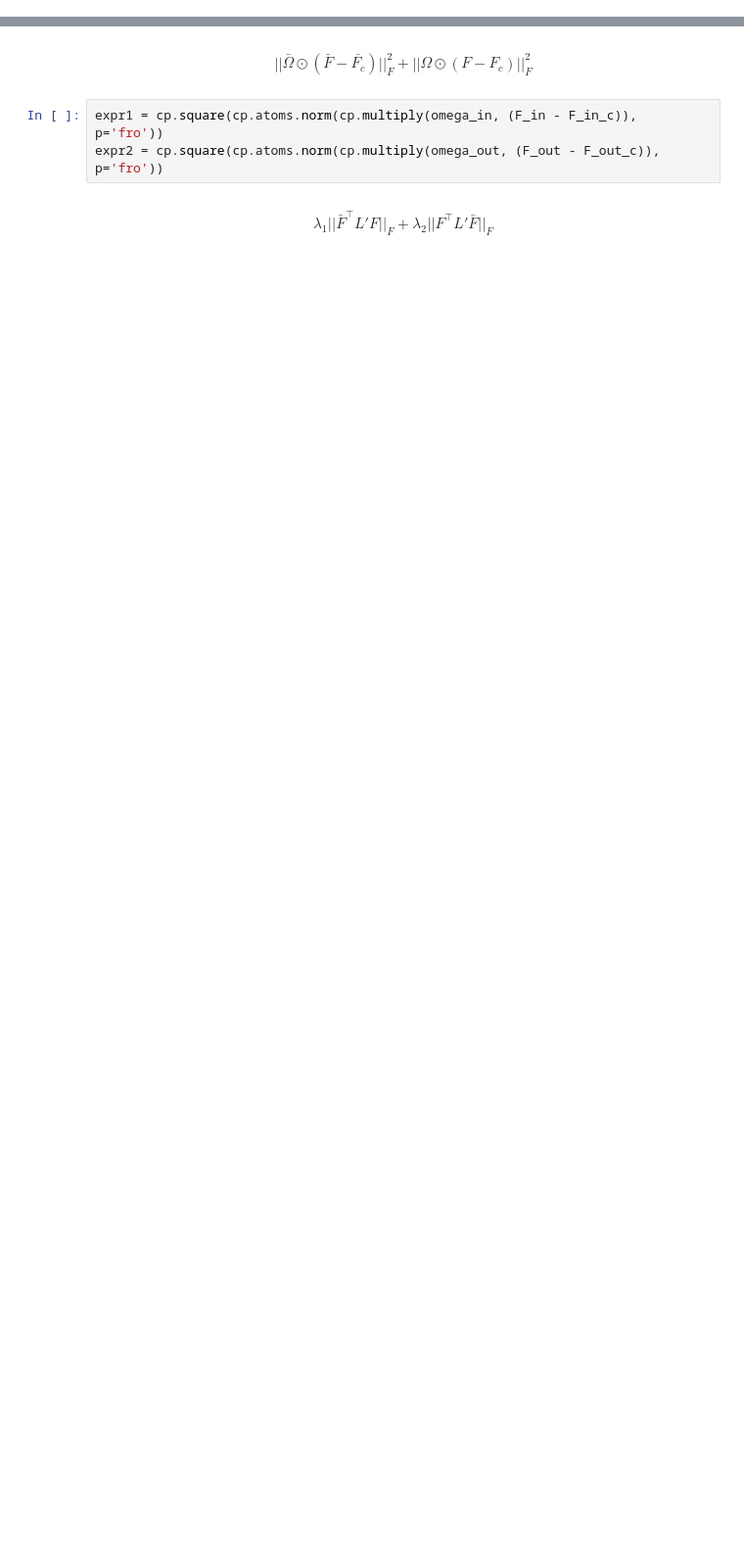
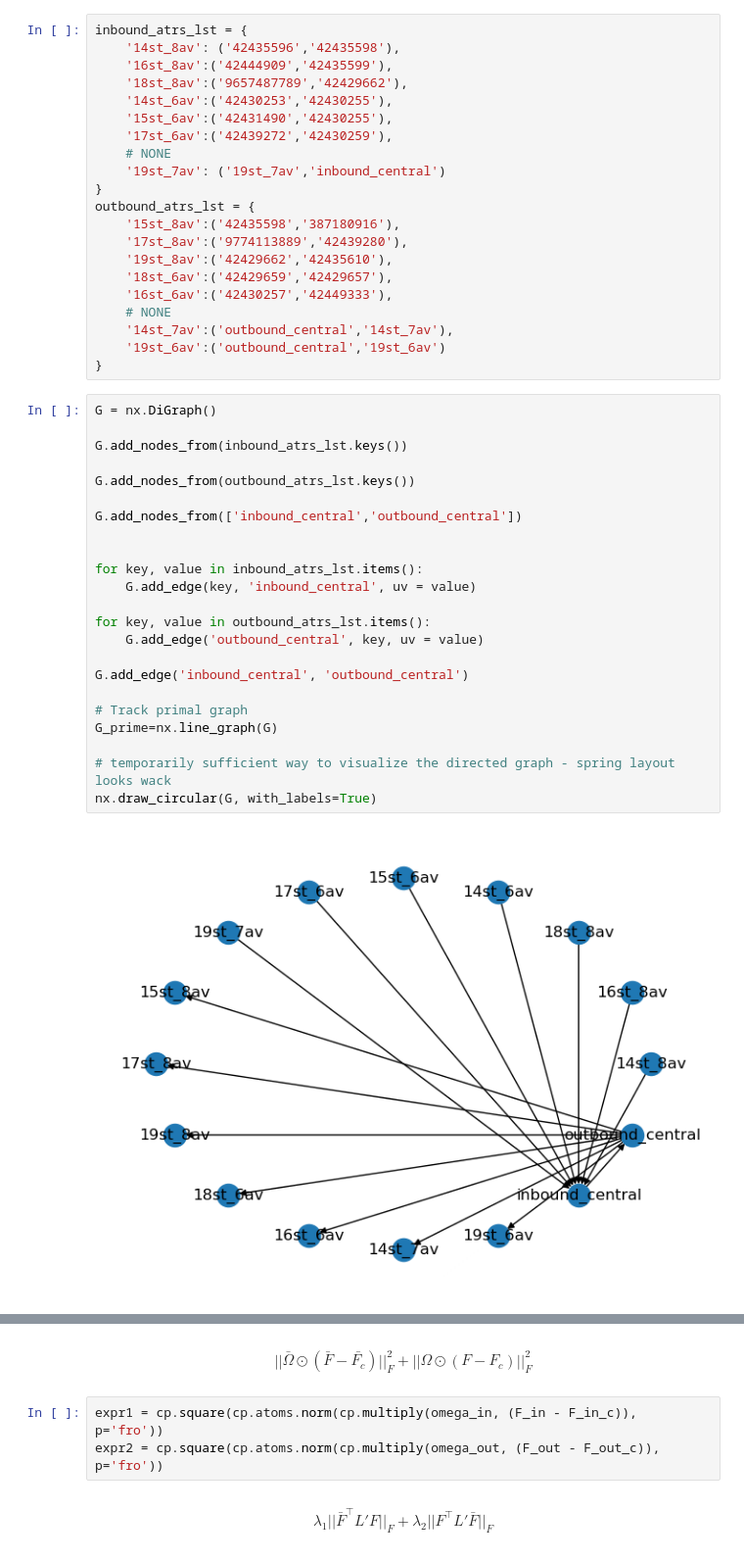
Before and after one commit to ct-spec-res/ev-load-forecast-nyc, a Jupyter notebook: src/automated-traffic-counts/05_ksha_cvxpy_chelsea.ipynb, the cells around one changed output, grey strips where cells are left out. Shown at 98% size. Saved outputs shown, nothing was run; the diff lists cells and outputs as text; blank space fills up the shorter version.

```diff
--- a/src/automated-traffic-counts/05_ksha_cvxpy_chelsea.ipynb
+++ b/src/automated-traffic-counts/05_ksha_cvxpy_chelsea.ipynb
@@ -229,0 +107,46 @@ l1, l2, l3, l4, l5 = 1, 1, 1, 1, 1
+# %%
+inbound_atrs_lst = {
+    '14st_8av': ('42435596','42435598'),
+    '16st_8av':('42444909','42435599'),
+    '18st_8av':('9657487789','42429662'),
+    '14st_6av':('42430253','42430255'),
+    '15st_6av':('42431490','42430255'),
+    '17st_6av':('42439272','42430259'),
+    # NONE
+    '19st_7av': ('19st_7av','inbound_central')
+}
+outbound_atrs_lst = {
+    '15st_8av':('42435598','387180916'),
+    '17st_8av':('9774113889','42439280'),
+    '19st_8av':('42429662','42435610'),
+    '18st_6av':('42429659','42429657'),
+    '16st_6av':('42430257','42449333'),
+    # NONE
+    '14st_7av':('outbound_central','14st_7av'),
+    '19st_6av':('outbound_central','19st_6av')
+}
+# %%
+G = nx.DiGraph()
+
+G.add_nodes_from(inbound_atrs_lst.keys())
+
+G.add_nodes_from(outbound_atrs_lst.keys())
+
+G.add_nodes_from(['inbound_central','outbound_central'])
+
+
+for key, value in inbound_atrs_lst.items():
+    G.add_edge(key, 'inbound_central', uv = value)
+
+for key, value in outbound_atrs_lst.items():
+    G.add_edge('outbound_central', key, uv = value)
+
+G.add_edge('inbound_central', 'outbound_central')
+
+# Track primal graph
+G_prime=nx.line_graph(G)
+
+# temporarily sufficient way to visualize the directed graph - spring layout looks wack
+nx.draw_circular(G, with_labels=True)
+# %% [output]
+[figure, added]
```
Also changed, not shown: parts of 69 cells of this notebook.
